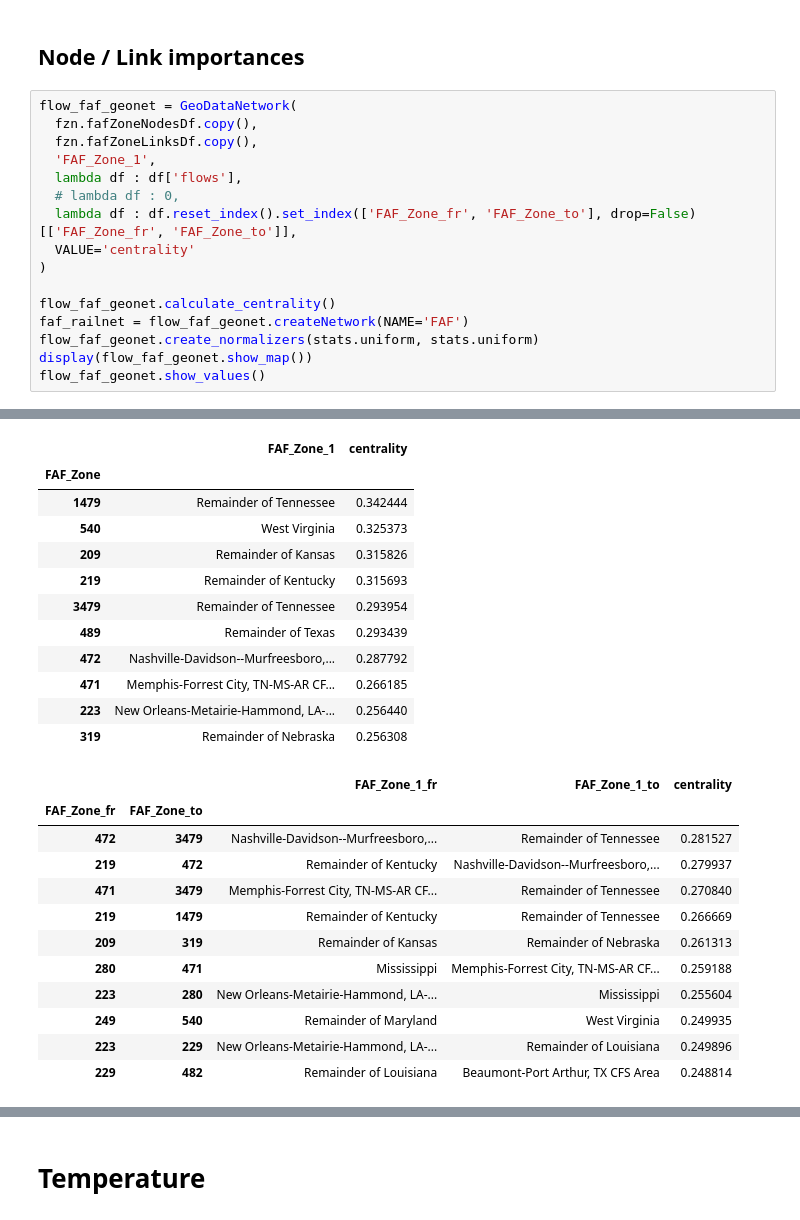
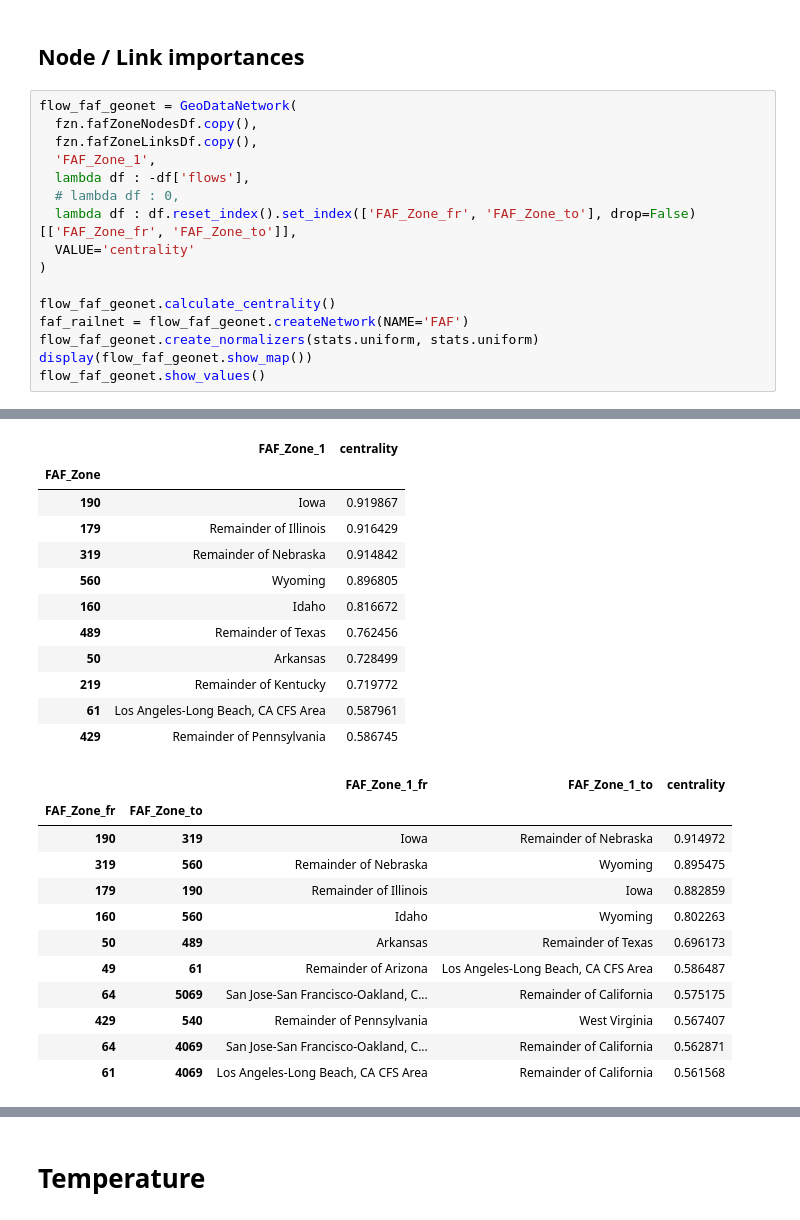
Before and after one commit to UMD-CTSM/network_flow_assignment, a Jupyter notebook: src/faf_sim.ipynb, the cells around one changed output, grey strips where cells are left out. Saved outputs shown, nothing was run; the diff lists cells and outputs as text.

```diff
--- a/src/faf_sim.ipynb
+++ b/src/faf_sim.ipynb
@@ -175,42 +207,42 @@ faf_geonet.edgeDf[faf_geonet.VALUE].plot(
 # %%
 flow_faf_geonet = GeoDataNetwork(
   fzn.fafZoneNodesDf.copy(),
   fzn.fafZoneLinksDf.copy(),
   'FAF_Zone_1',
-  lambda df : df['flows'],
+  lambda df : -df['flows'],
   # lambda df : 0,
   lambda df : df.reset_index().set_index(['FAF_Zone_fr', 'FAF_Zone_to'], drop=False)[['FAF_Zone_fr', 'FAF_Zone_to']],
   VALUE='centrality'
 )
 
 flow_faf_geonet.calculate_centrality()
 faf_railnet = flow_faf_geonet.createNetwork(NAME='FAF')
 flow_faf_geonet.create_normalizers(stats.uniform, stats.uniform)
 display(flow_faf_geonet.show_map())
 flow_faf_geonet.show_values()
 # %% [output]
 [interactive output not drawn]
 |  | FAF_Zone_1 | centrality |
 | FAF_Zone |  |  |
-| 1479 | Remainder of Tennessee | 0.342444 |
-| 540 | West Virginia | 0.325373 |
-| 209 | Remainder of Kansas | 0.315826 |
-| 219 | Remainder of Kentucky | 0.315693 |
-| 3479 | Remainder of Tennessee | 0.293954 |
-| 489 | Remainder of Texas | 0.293439 |
-| 472 | Nashville-Davidson--Murfreesboro,... | 0.287792 |
-| 471 | Memphis-Forrest City, TN-MS-AR CF... | 0.266185 |
-| 223 | New Orleans-Metairie-Hammond, LA-... | 0.256440 |
-| 319 | Remainder of Nebraska | 0.256308 |
+| 190 | Iowa | 0.919867 |
+| 179 | Remainder of Illinois | 0.916429 |
+| 319 | Remainder of Nebraska | 0.914842 |
+| 560 | Wyoming | 0.896805 |
+| 160 | Idaho | 0.816672 |
+| 489 | Remainder of Texas | 0.762456 |
+| 50 | Arkansas | 0.728499 |
+| 219 | Remainder of Kentucky | 0.719772 |
+| 61 | Los Angeles-Long Beach, CA CFS Area | 0.587961 |
+| 429 | Remainder of Pennsylvania | 0.586745 |
 |  |  | FAF_Zone_1_fr | FAF_Zone_1_to | centrality |
 | FAF_Zone_fr | FAF_Zone_to |  |  |  |
-| 472 | 3479 | Nashville-Davidson--Murfreesboro,... | Remainder of Tennessee | 0.281527 |
-| 219 | 472 | Remainder of Kentucky | Nashville-Davidson--Murfreesboro,... | 0.279937 |
-| 471 | 3479 | Memphis-Forrest City, TN-MS-AR CF... | Remainder of Tennessee | 0.270840 |
-| 219 | 1479 | Remainder of Kentucky | Remainder of Tennessee | 0.266669 |
-| 209 | 319 | Remainder of Kansas | Remainder of Nebraska | 0.261313 |
-| 280 | 471 | Mississippi | Memphis-Forrest City, TN-MS-AR CF... | 0.259188 |
-| 223 | 280 | New Orleans-Metairie-Hammond, LA-... | Mississippi | 0.255604 |
-| 249 | 540 | Remainder of Maryland | West Virginia | 0.249935 |
-| 223 | 229 | New Orleans-Metairie-Hammond, LA-... | Remainder of Louisiana | 0.249896 |
-| 229 | 482 | Remainder of Louisiana | Beaumont-Port Arthur, TX CFS Area | 0.248814 |
+| 190 | 319 | Iowa | Remainder of Nebraska | 0.914972 |
+| 319 | 560 | Remainder of Nebraska | Wyoming | 0.895475 |
+| 179 | 190 | Remainder of Illinois | Iowa | 0.882859 |
+| 160 | 560 | Idaho | Wyoming | 0.802263 |
+| 50 | 489 | Arkansas | Remainder of Texas | 0.696173 |
+| 49 | 61 | Remainder of Arizona | Los Angeles-Long Beach, CA CFS Area | 0.586487 |
+| 64 | 5069 | San Jose-San Francisco-Oakland, C... | Remainder of California | 0.575175 |
+| 429 | 540 | Remainder of Pennsylvania | West Virginia | 0.567407 |
+| 64 | 4069 | San Jose-San Francisco-Oakland, C... | Remainder of California | 0.562871 |
+| 61 | 4069 | Los Angeles-Long Beach, CA CFS Area | Remainder of California | 0.561568 |
```
Also changed, not shown: parts of 13 cells of this notebook, 15 other files.
